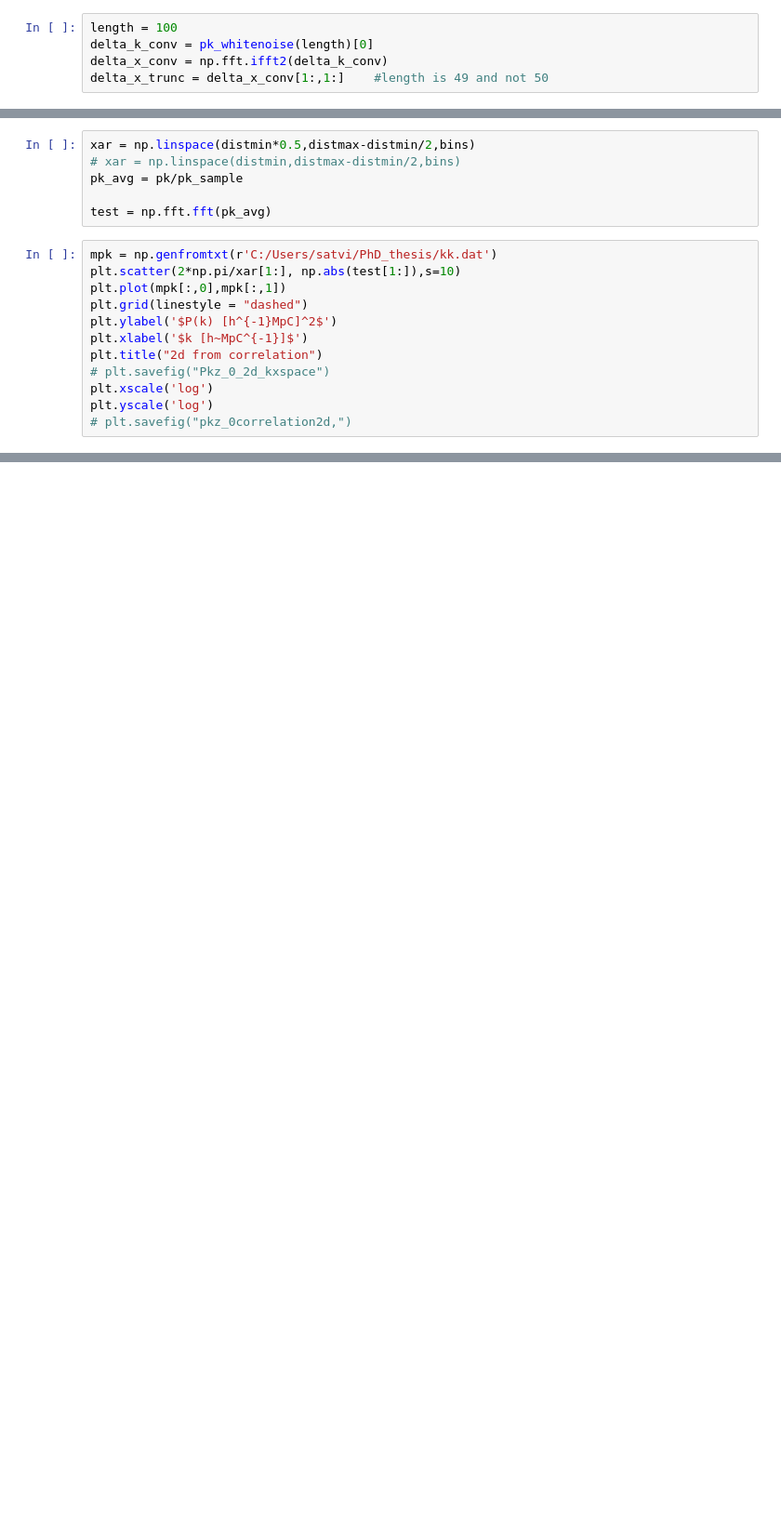
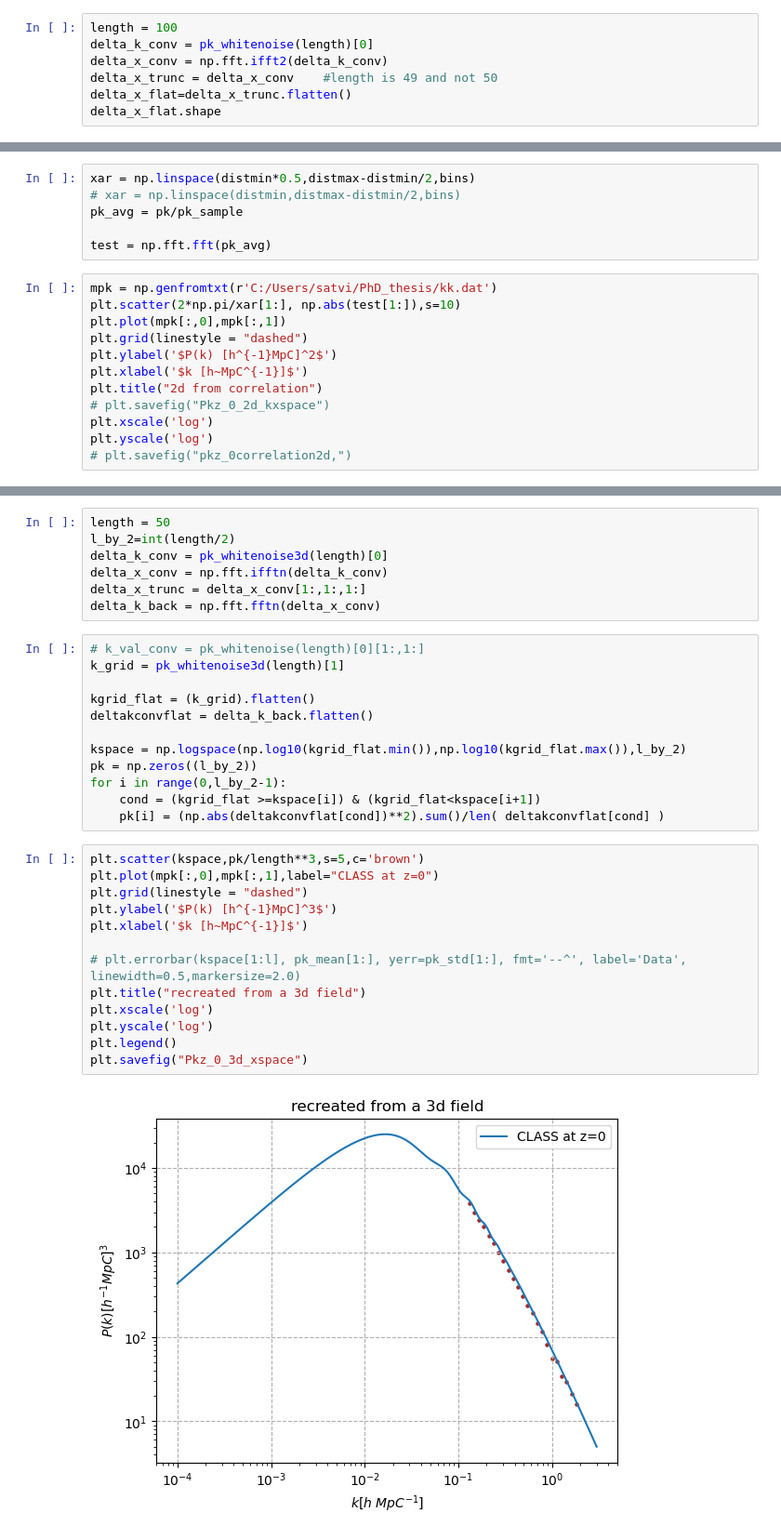
Before and after one commit to satvik-m97/PhD_thesis, a Jupyter notebook: Correlation_calculation.ipynb, the cells around one changed output, grey strips where cells are left out. Shown at 93% size. Cells and saved outputs as stored; diff of their text form; blank space fills up the shorter version.

```diff
--- a/Correlation_calculation.ipynb
+++ b/Correlation_calculation.ipynb
@@ -80,4 +80,6 @@ plt.imshow(distance1(100,25,25)[3])
 length = 100
 delta_k_conv = pk_whitenoise(length)[0]
 delta_x_conv = np.fft.ifft2(delta_k_conv)
-delta_x_trunc = delta_x_conv[1:,1:]    #length is 49 and not 50
+delta_x_trunc = delta_x_conv    #length is 49 and not 50
+delta_x_flat=delta_x_trunc.flatten()
+delta_x_flat.shape
@@ -122,0 +237,34 @@ plt.yscale('log')
+# %%
+length = 50
+l_by_2=int(length/2)
+delta_k_conv = pk_whitenoise3d(length)[0]
+delta_x_conv = np.fft.ifftn(delta_k_conv)
+delta_x_trunc = delta_x_conv[1:,1:,1:]
+delta_k_back = np.fft.fftn(delta_x_conv)
+# %%
+# k_val_conv = pk_whitenoise(length)[0][1:,1:]
+k_grid = pk_whitenoise3d(length)[1]
+
+kgrid_flat = (k_grid).flatten()
+deltakconvflat = delta_k_back.flatten()
+
+kspace = np.logspace(np.log10(kgrid_flat.min()),np.log10(kgrid_flat.max()),l_by_2)
+pk = np.zeros((l_by_2))
+for i in range(0,l_by_2-1):
+    cond = (kgrid_flat >=kspace[i]) & (kgrid_flat<kspace[i+1])
+    pk[i] = (np.abs(deltakconvflat[cond])**2).sum()/len( deltakconvflat[cond] )
+# %%
+plt.scatter(kspace,pk/length**3,s=5,c='brown')
+plt.plot(mpk[:,0],mpk[:,1],label="CLASS at z=0")
+plt.grid(linestyle = "dashed")
+plt.ylabel('$P(k) [h^{-1}MpC]^3$')
+plt.xlabel('$k [h~MpC^{-1}]$')
+
+# plt.errorbar(kspace[1:l], pk_mean[1:], yerr=pk_std[1:], fmt='--^', label='Data', linewidth=0.5,markersize=2.0)
+plt.title("recreated from a 3d field")
+plt.xscale('log')
+plt.yscale('log')
+plt.legend()
+plt.savefig("Pkz_0_3d_xspace")
+# %% [output]
+[figure, added]
```
Also changed, not shown: parts of 15 cells of this notebook.
